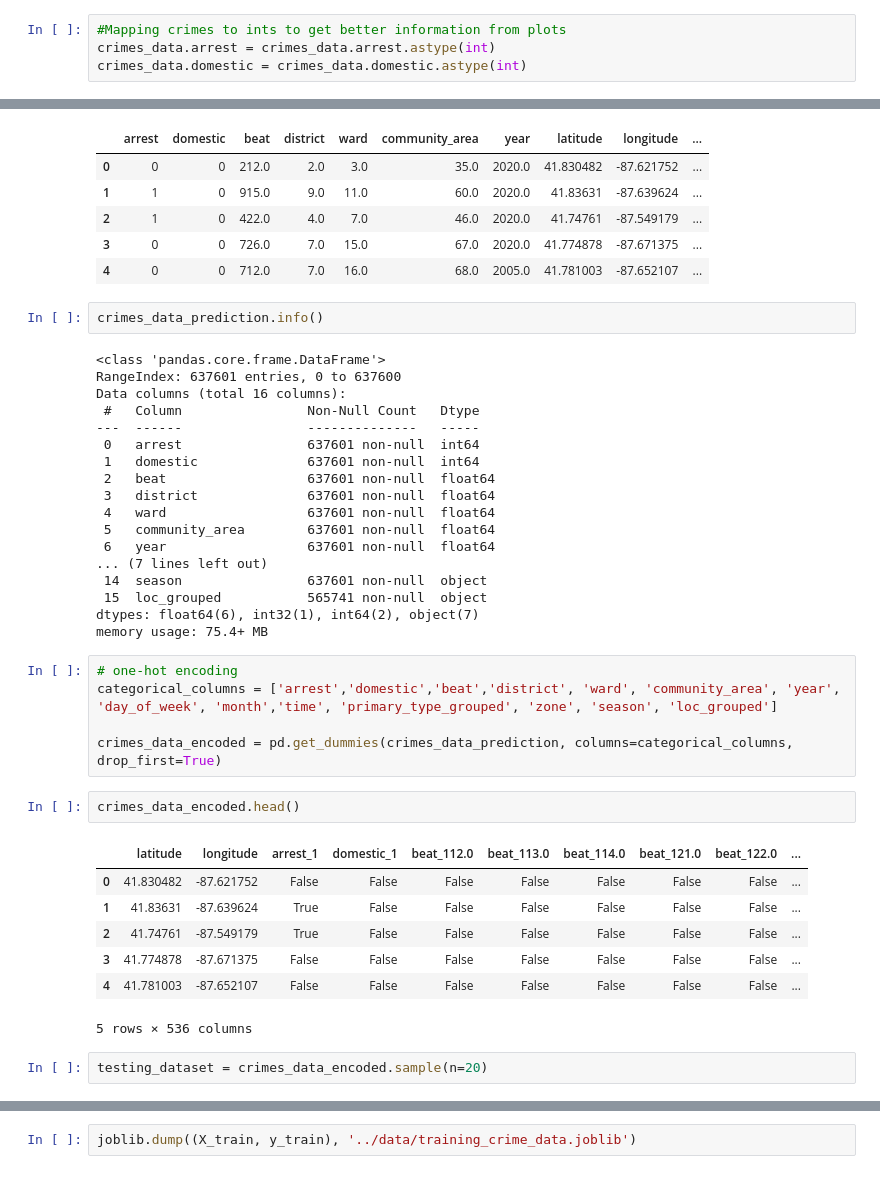
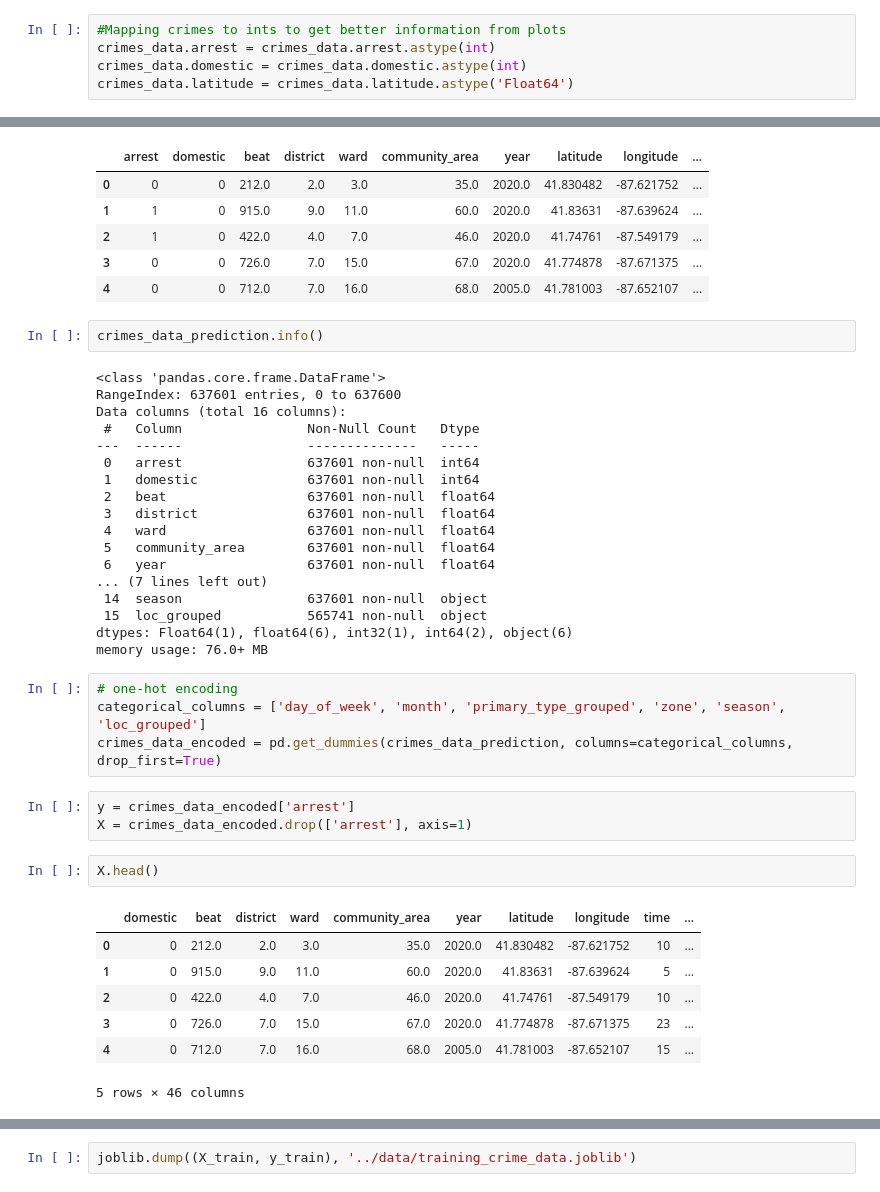
Before and after one commit to Abhinavxox/Urban-Crime-Prediction-using-Bayesian-Model, a Jupyter notebook: preprocessing/Data_Preprocessing.ipynb, the cells around one changed output, grey strips where cells are left out. Saved outputs shown, nothing was run; the diff lists cells and outputs as text.

```diff
--- a/preprocessing/Data_Preprocessing.ipynb
+++ b/preprocessing/Data_Preprocessing.ipynb
@@ -261,6 +325,7 @@ crimes_data['loc_grouped'] = crimes_data.location_description.map(loc_mapping)
 #Mapping crimes to ints to get better information from plots
 crimes_data.arrest = crimes_data.arrest.astype(int)
 crimes_data.domestic = crimes_data.domestic.astype(int)
+crimes_data.latitude = crimes_data.latitude.astype('Float64')
 # %%
 crimes_data_prediction = crimes_data.drop(['date','block','iucr','primary_type','description','location_description','fbi_code','updated_on','x_coordinate','y_coordinate'],axis=1)
 # %%
@@ -290,22 +355,22 @@ Data columns (total 16 columns):
 ... (7 lines left out)
  14  season                637601 non-null  object
  15  loc_grouped           565741 non-null  object
-dtypes: float64(6), int32(1), int64(2), object(7)
-memory usage: 75.4+ MB
+dtypes: Float64(1), float64(6), int32(1), int64(2), object(6)
+memory usage: 76.0+ MB
 # %%
 # one-hot encoding
-categorical_columns = ['arrest','domestic','beat','district', 'ward', 'community_area', 'year',  'day_of_week', 'month','time', 'primary_type_grouped', 'zone', 'season', 'loc_grouped']
-
+categorical_columns = ['day_of_week', 'month', 'primary_type_grouped', 'zone', 'season', 'loc_grouped']
 crimes_data_encoded = pd.get_dummies(crimes_data_prediction, columns=categorical_columns, drop_first=True)
+# %%
+y = crimes_data_encoded['arrest']
+X = crimes_data_encoded.drop(['arrest'], axis=1)
 # %%
-crimes_data_encoded.head()
+X.head()
 # %% [output]
-|  | latitude | longitude | arrest_1 | domestic_1 | beat_112.0 | beat_113.0 | beat_114.0 | beat_121.0 | beat_122.0 | ... |
-| 0 | 41.830482 | -87.621752 | False | False | False | False | False | False | False | ... |
-| 1 | 41.83631 | -87.639624 | True | False | False | False | False | False | False | ... |
-| 2 | 41.74761 | -87.549179 | True | False | False | False | False | False | False | ... |
-| 3 | 41.774878 | -87.671375 | False | False | False | False | False | False | False | ... |
-| 4 | 41.781003 | -87.652107 | False | False | False | False | False | False | False | ... |
+|  | domestic | beat | district | ward | community_area | year | latitude | longitude | time | ... |
+| 0 | 0 | 212.0 | 2.0 | 3.0 | 35.0 | 2020.0 | 41.830482 | -87.621752 | 10 | ... |
+| 1 | 0 | 915.0 | 9.0 | 11.0 | 60.0 | 2020.0 | 41.83631 | -87.639624 | 5 | ... |
+| 2 | 0 | 422.0 | 4.0 | 7.0 | 46.0 | 2020.0 | 41.74761 | -87.549179 | 10 | ... |
+| 3 | 0 | 726.0 | 7.0 | 15.0 | 67.0 | 2020.0 | 41.774878 | -87.671375 | 23 | ... |
+| 4 | 0 | 712.0 | 7.0 | 16.0 | 68.0 | 2005.0 | 41.781003 | -87.652107 | 15 | ... |
-5 rows × 536 columns
+5 rows × 46 columns
-# %%
-testing_dataset = crimes_data_encoded.sample(n=20)
```
Also changed, not shown: parts of 11 cells of this notebook, 1 other file.
